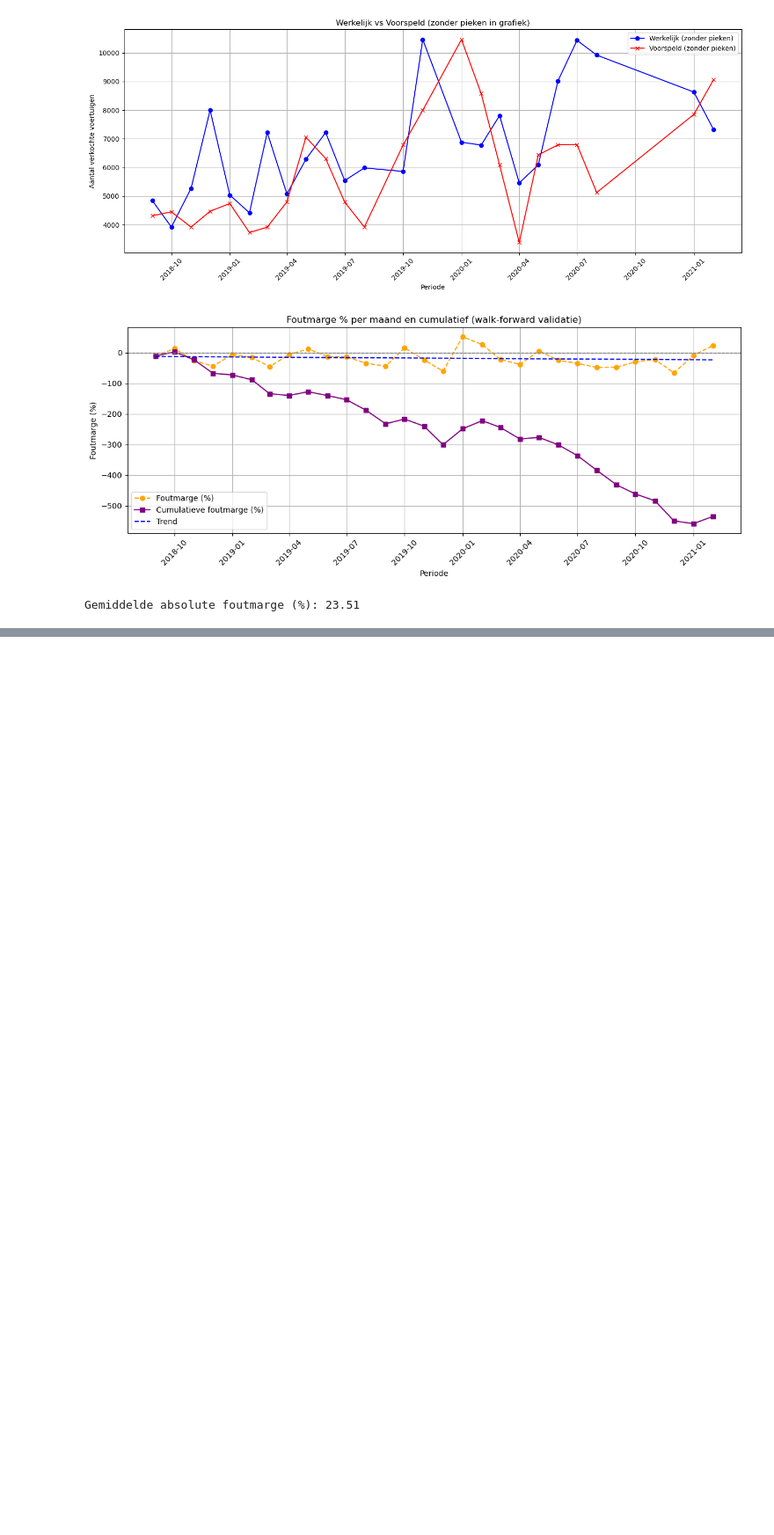
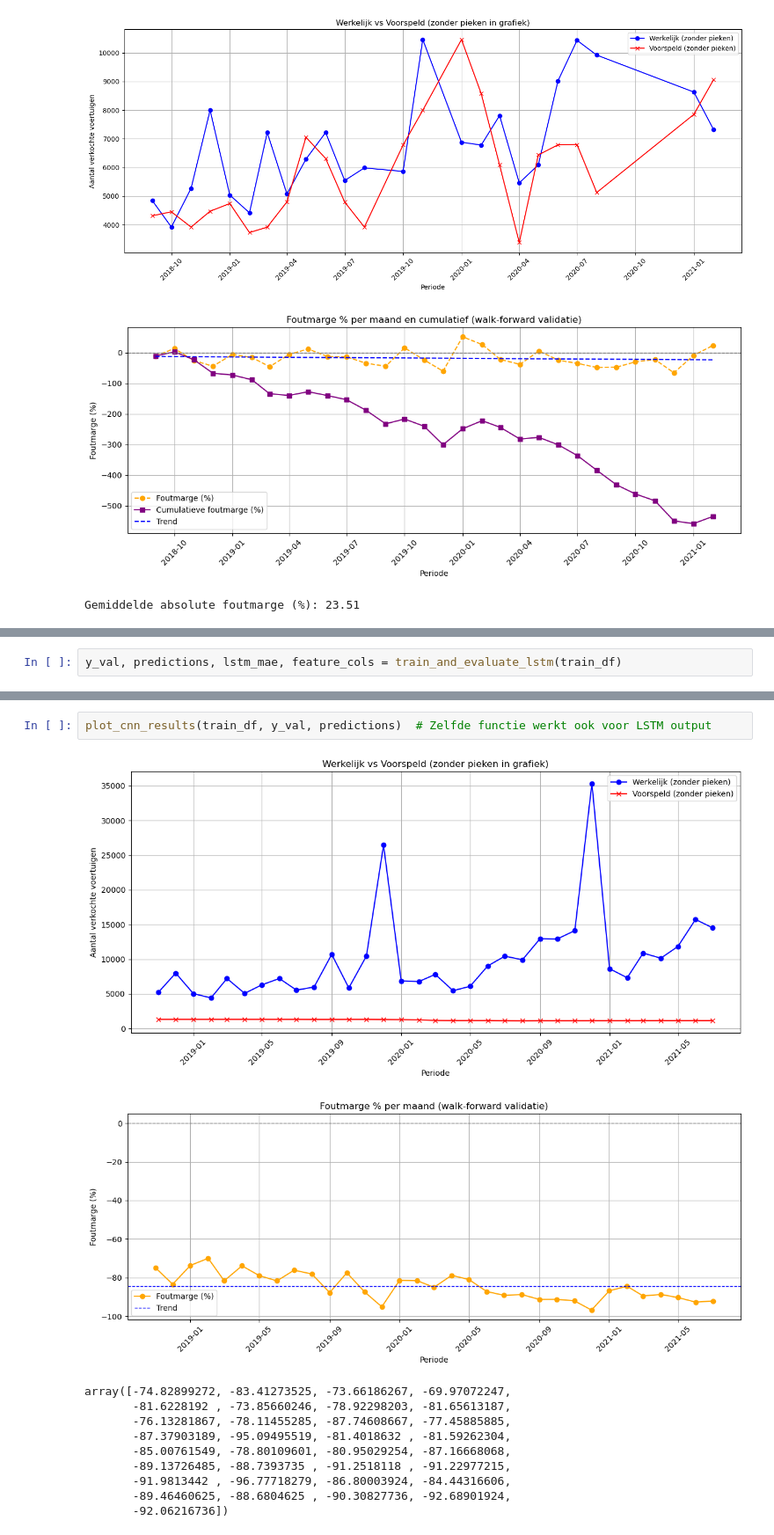
Before and after one commit to DylanHaaz/Tryhard, a Jupyter notebook: v4 _Google_trend/Xgboost _trend.ipynb, the cells around one changed output, grey strips where cells are left out. Shown at 88% size. Cells and saved outputs as stored; diff of their text form; blank space fills up the shorter version.

```diff
--- a/v4 _Google_trend/Xgboost _trend.ipynb
+++ b/v4 _Google_trend/Xgboost _trend.ipynb
@@ -505,0 +868,2 @@ Gemiddelde absolute foutmarge (%): 23.51
+# %%
+y_val, predictions, lstm_mae, feature_cols = train_and_evaluate_lstm(train_df)
@@ -505,0 +872,14 @@ Gemiddelde absolute foutmarge (%): 23.51
+# %%
+plot_cnn_results(train_df, y_val, predictions)  # Zelfde functie werkt ook voor LSTM output
+# %% [output]
+[figure, added]
+[figure, added]
+array([-74.82899272, -83.41273525, -73.66186267, -69.97072247,
+       -81.6228192 , -73.85660246, -78.92298203, -81.65613187,
+       -76.13281867, -78.11455285, -87.74608667, -77.45885885,
+       -87.37903189, -95.09495519, -81.4018632 , -81.59262304,
+       -85.00761549, -78.80109601, -80.95029254, -87.16668068,
+       -89.13726485, -88.7393735 , -91.2518118 , -91.22977215,
+       -91.9813442 , -96.77718279, -86.80003924, -84.44316606,
+       -89.46460625, -88.6804625 , -90.30827736, -92.68901924,
+       -92.06216736])
```
Also changed, not shown: parts of 17 cells of this notebook, 1 other file.
